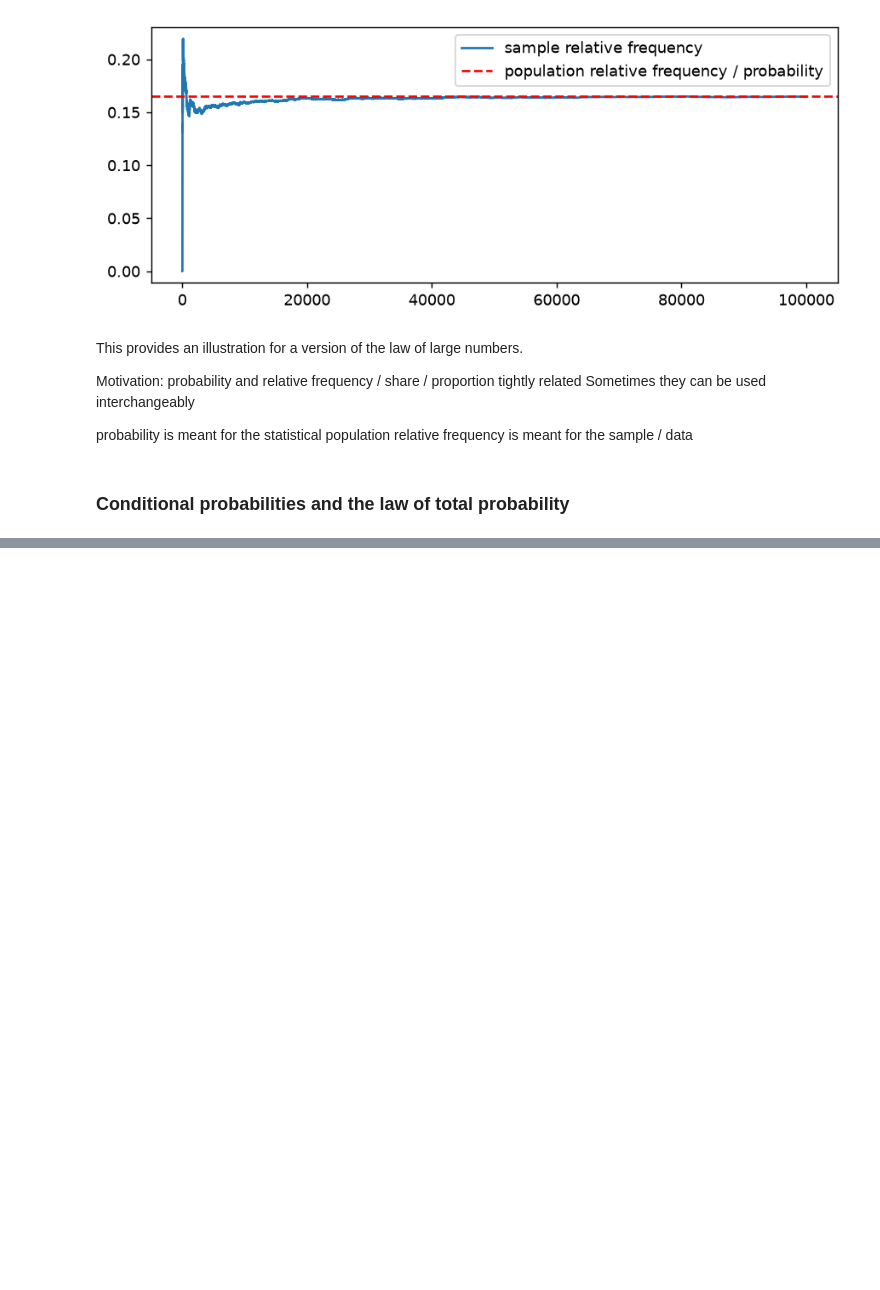
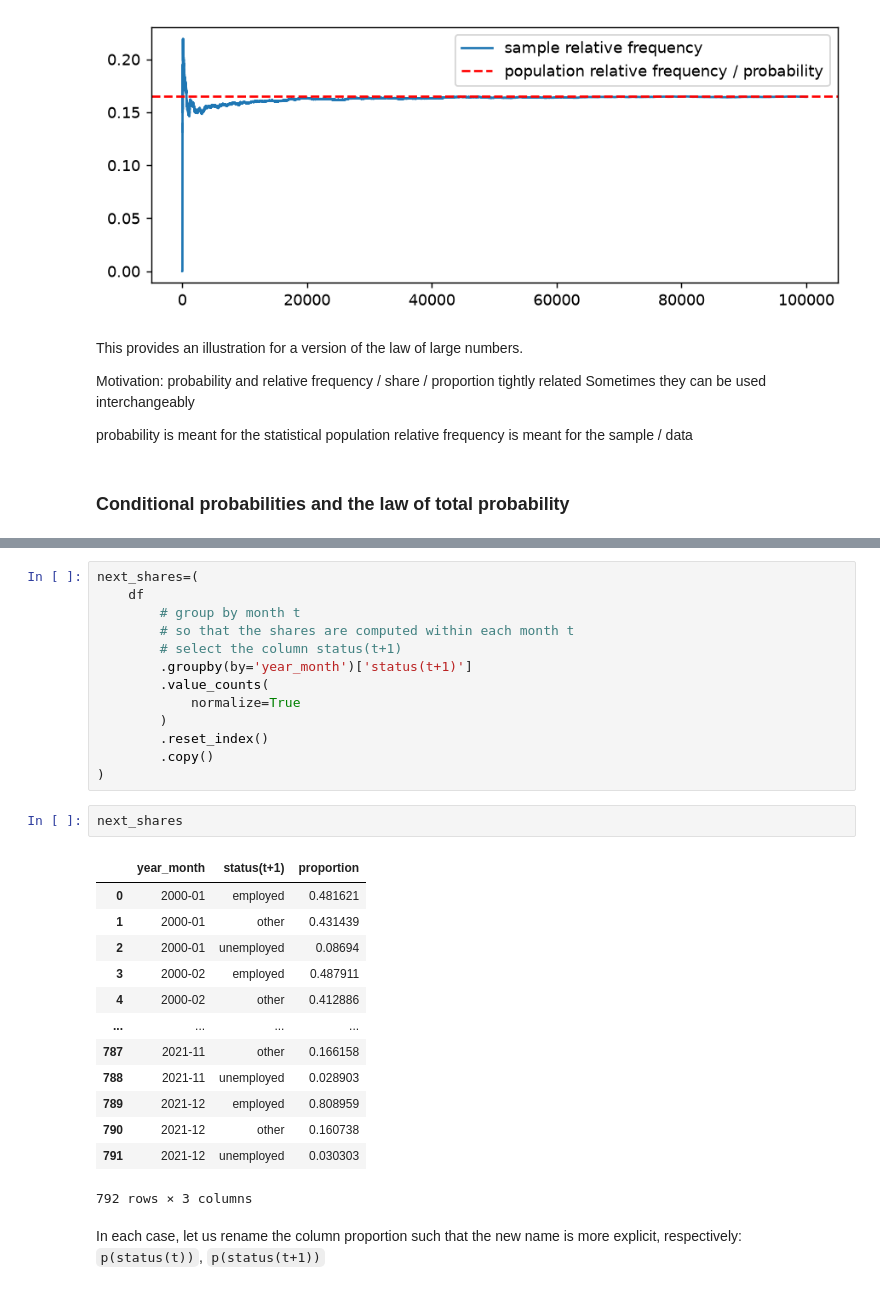
Before and after one commit to danielbgyetvai/data-analytics-python-wise2627, a Jupyter notebook: notebooks/probabilities.ipynb, the cells around one changed output, grey strips where cells are left out. Cells and saved outputs as stored; diff of their text form; blank space fills up the shorter version.

```diff
--- a/notebooks/probabilities.ipynb
+++ b/notebooks/probabilities.ipynb
@@ -389,0 +549,31 @@ Let us first create a coarser definition of employment status:
+# %%
+next_shares=(
+    df
+        # group by month t
+        # so that the shares are computed within each month t
+        # select the column status(t+1)
+        .groupby(by='year_month')['status(t+1)']
+        .value_counts(
+            normalize=True
+        )
+        .reset_index()
+        .copy()
+)
+# %%
+next_shares
+# %% [output]
+|  | year_month | status(t+1) | proportion |
+| 0 | 2000-01 | employed | 0.481621 |
+| 1 | 2000-01 | other | 0.431439 |
+| 2 | 2000-01 | unemployed | 0.08694 |
+| 3 | 2000-02 | employed | 0.487911 |
+| 4 | 2000-02 | other | 0.412886 |
+| ... | ... | ... | ... |
+| 787 | 2021-11 | other | 0.166158 |
+| 788 | 2021-11 | unemployed | 0.028903 |
+| 789 | 2021-12 | employed | 0.808959 |
+| 790 | 2021-12 | other | 0.160738 |
+| 791 | 2021-12 | unemployed | 0.030303 |
+792 rows × 3 columns
+# %% [markdown]
+In each case, let us rename the column proportion such that the new name is more explicit, respectively: `p(status(t))`, `p(status(t+1))`
```
Also changed, not shown: parts of 24 cells of this notebook, 1 other file.
